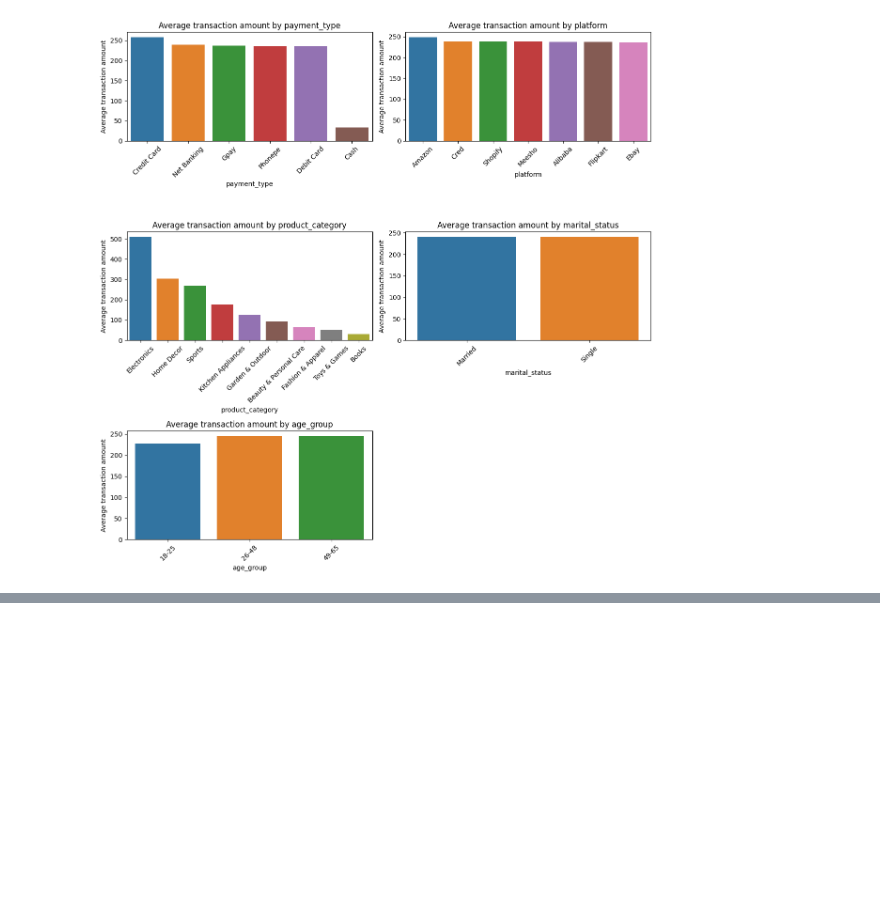
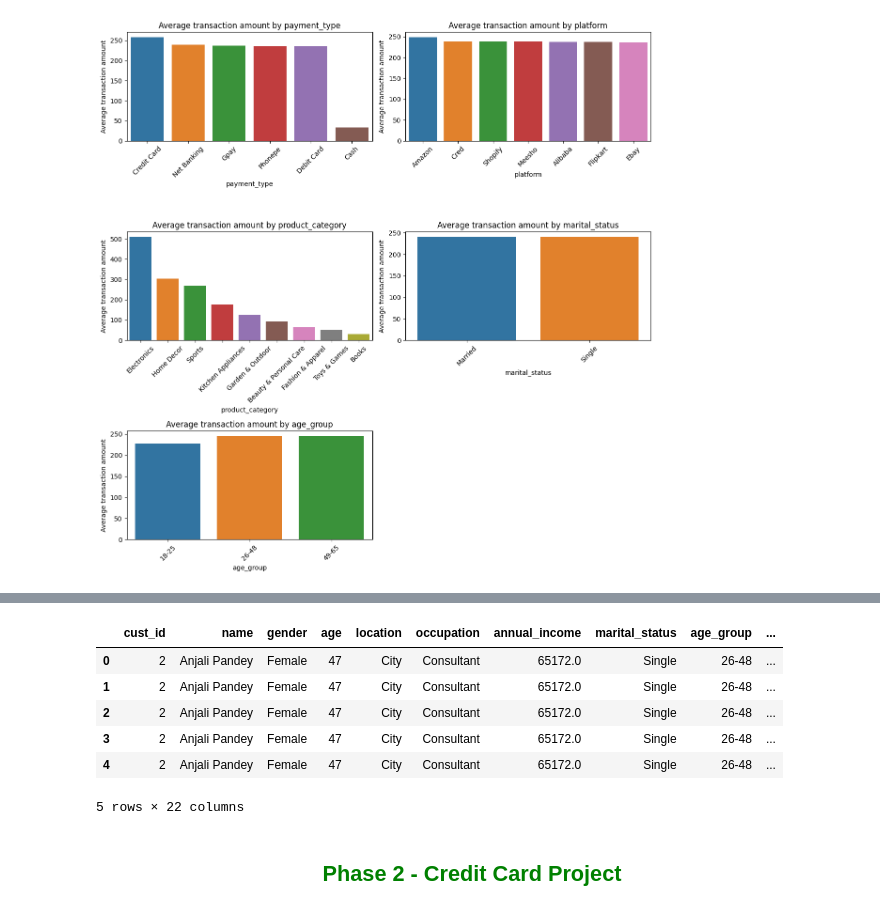
Before and after one commit to HMurawski/credit_card_launch, a Jupyter notebook: main.ipynb, the cells around one changed output, grey strips where cells are left out. Saved outputs shown, nothing was run; the diff lists cells and outputs as text; code cells hidden in the pictures; blank space fills up the shorter version.

Commit message:
Phase 2 - observations and testing plan

```diff
--- a/main.ipynb
+++ b/main.ipynb
@@ -812,0 +836,12 @@ plt.tight_layout()
+# %%
+df_cust_trans_merged.head()
+# %% [output]
+|  | cust_id | name | gender | age | location | occupation | annual_income | marital_status | age_group | ... |
+| 0 | 2 | Anjali Pandey | Female | 47 | City | Consultant | 65172.0 | Single | 26-48 | ... |
+| 1 | 2 | Anjali Pandey | Female | 47 | City | Consultant | 65172.0 | Single | 26-48 | ... |
+| 2 | 2 | Anjali Pandey | Female | 47 | City | Consultant | 65172.0 | Single | 26-48 | ... |
+| 3 | 2 | Anjali Pandey | Female | 47 | City | Consultant | 65172.0 | Single | 26-48 | ... |
+| 4 | 2 | Anjali Pandey | Female | 47 | City | Consultant | 65172.0 | Single | 26-48 | ... |
+5 rows × 22 columns
+# %% [markdown]
+<h2 align='center' style='color:green'> Phase 2 - Credit Card Project </h2>
```
Also changed, not shown: parts of 15 cells of this notebook.
